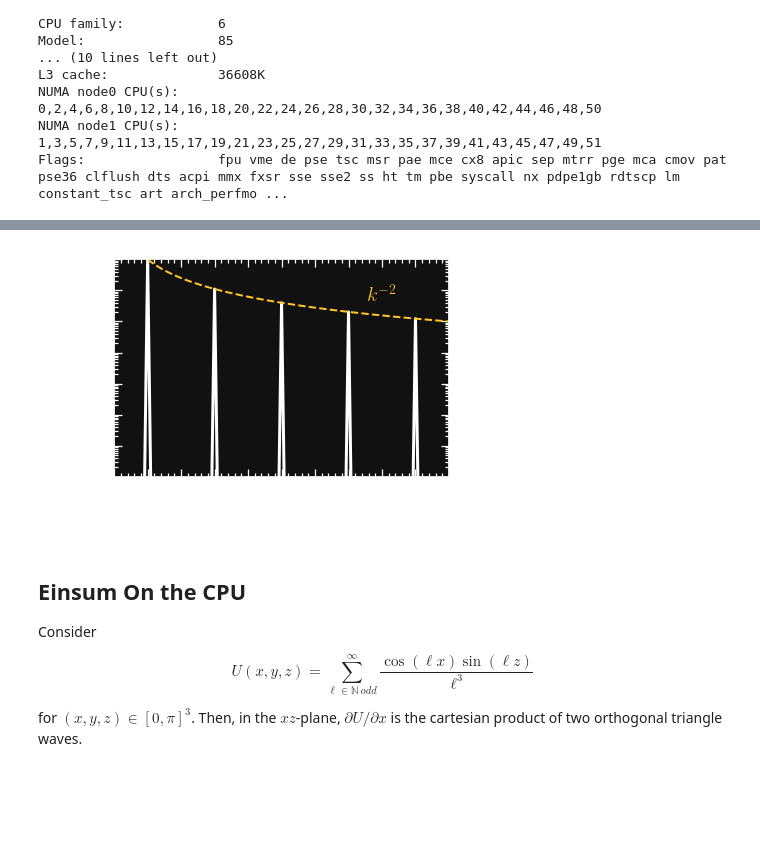
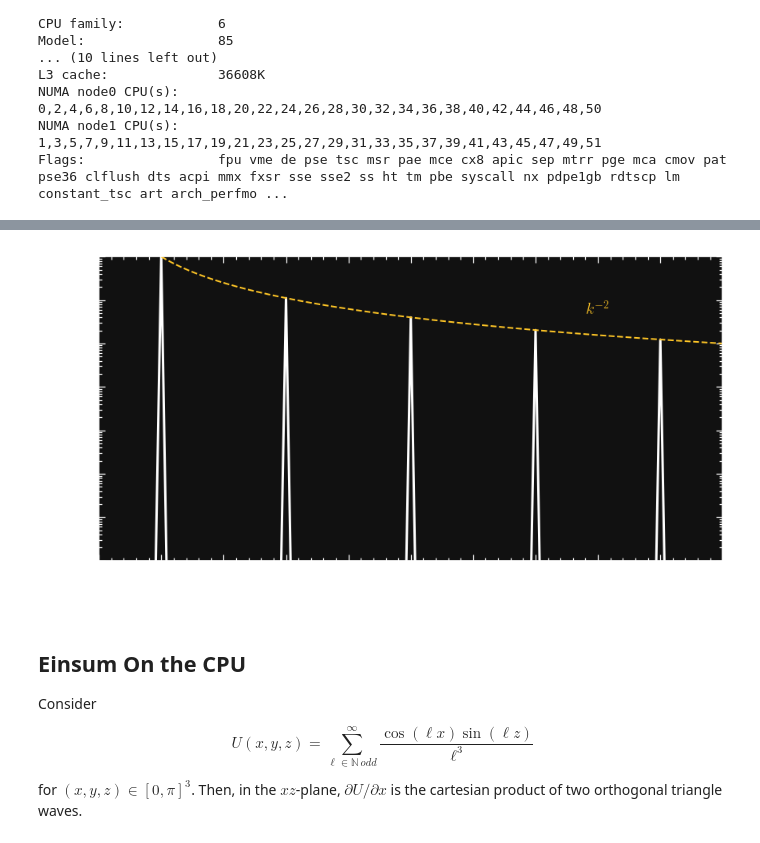
Before and after one commit to jyalim/RCworkshops, a Jupyter notebook: intro-python/fft-gpu/fft-intel.ipynb, the cells around one changed output, grey strips where cells are left out. Drawn from its saved outputs; the diff is of its cells as text; code cells hidden in the pictures; blank space fills up the shorter version.

```diff
--- a/intro-python/fft-gpu/fft-intel.ipynb
+++ b/intro-python/fft-gpu/fft-intel.ipynb
@@ -40,5 +40,5 @@ Swap:           31G          0B         31G
 # %%
-N = 2**25+1
+N = 2**20+1
 t = np.linspace(0,10*np.pi,N)[:-1]
 f = np.array([ (-1)**k*np.sin(ell*t)/ell**2 for k,ell in enumerate(2*np.arange(31)+1) ]).sum(axis=0)
 # %%
@@ -93,0 +94,4 @@ Wall time: 935 ms
+# %%
+%%time
+hellaPy.mkl_set_num_threads(32)
+q = abs(np.fft.fft(f)[:len(t)//2])
@@ -102,17 +110,18 @@ om  = om0*np.arange(len(q))
 p   = q/q.max()
 k   = np.linspace(1,11,1001)
 # %%
+plt.figure(figsize=(14,7))
 plt.semilogy(om,p,'w-',lw=3)
 plt.semilogy(k,1/k**2,'--',c=gld,lw=2)
 plt.annotate(r'$k^{-2}$',(8,5e-2),fontsize=20,color=gld,ha='center')
 _=plt.xlim(0,10)
 _=plt.ylim(1e-7,1)
 _=plt.xticks(np.arange(10),fontsize=20)
 _=plt.yticks(fontsize=20)
 _=plt.xlabel(r'$\omega$',fontsize=20,color='w')
 _=plt.ylabel(r'$PSD$',fontsize=20,color='w')
 # %% [output]
-[figure, old version]
+[figure, new version]
 # %% [markdown]
 ## Einsum On the CPU
 
```
Also changed, not shown: parts of 15 cells of this notebook, 3 other files.
